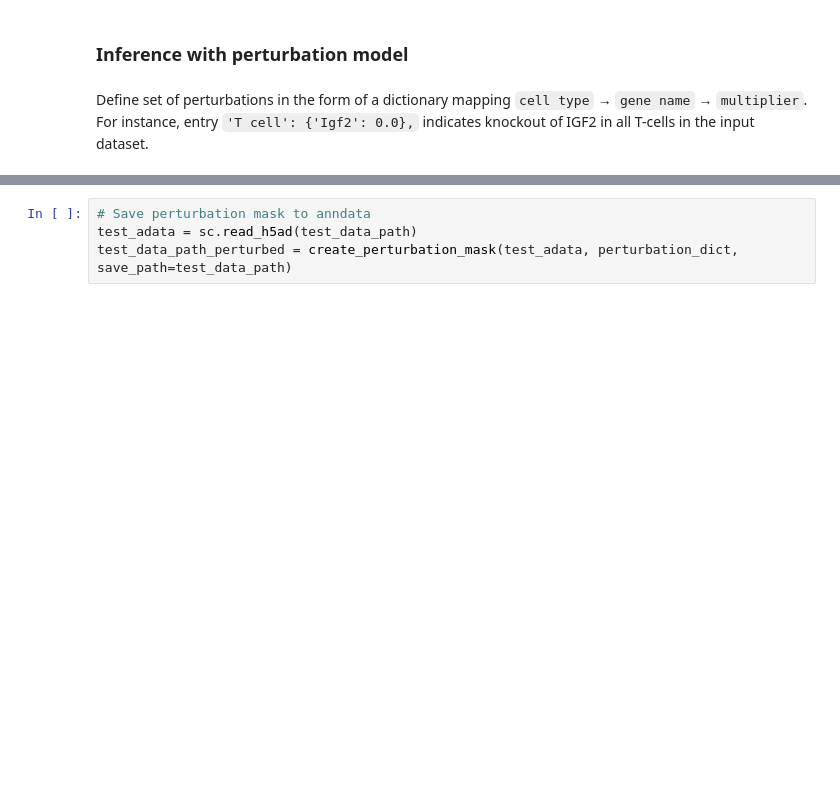
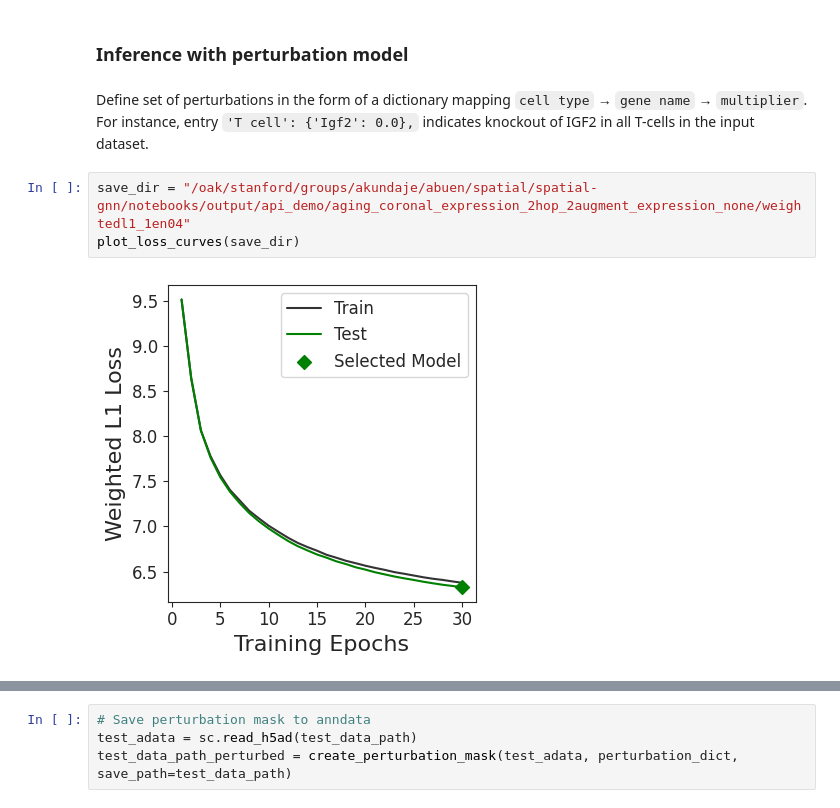
Before and after one commit to abuendia/spatial-prop, a Jupyter notebook: notebooks/api_demo.ipynb, the cells around one changed output, grey strips where cells are left out. Drawn from its saved outputs; the diff is of its cells as text; blank space fills up the shorter version.

```diff
--- a/notebooks/api_demo.ipynb
+++ b/notebooks/api_demo.ipynb
@@ -92,4 +102,9 @@ NotADirectoryError: [Errno 20] Not a directory: 'output/api_demo/aging_coronal_e
 ### Inference with perturbation model
 # %% [markdown]
 Define set of perturbations in the form of a dictionary mapping `cell type` → `gene name` → `multiplier`. For instance, entry `'T cell': {'Igf2': 0.0},` indicates knockout of IGF2 in all T-cells in the input dataset.
+# %%
+save_dir = "/oak/stanford/groups/akundaje/abuen/spatial/spatial-gnn/notebooks/output/api_demo/aging_coronal_expression_2hop_2augment_expression_none/weightedl1_1en04"
+plot_loss_curves(save_dir)
+# %% [output]
+[figure, added]
 # %%
```
Also changed, not shown: parts of 6 cells of this notebook, 15 other files.
